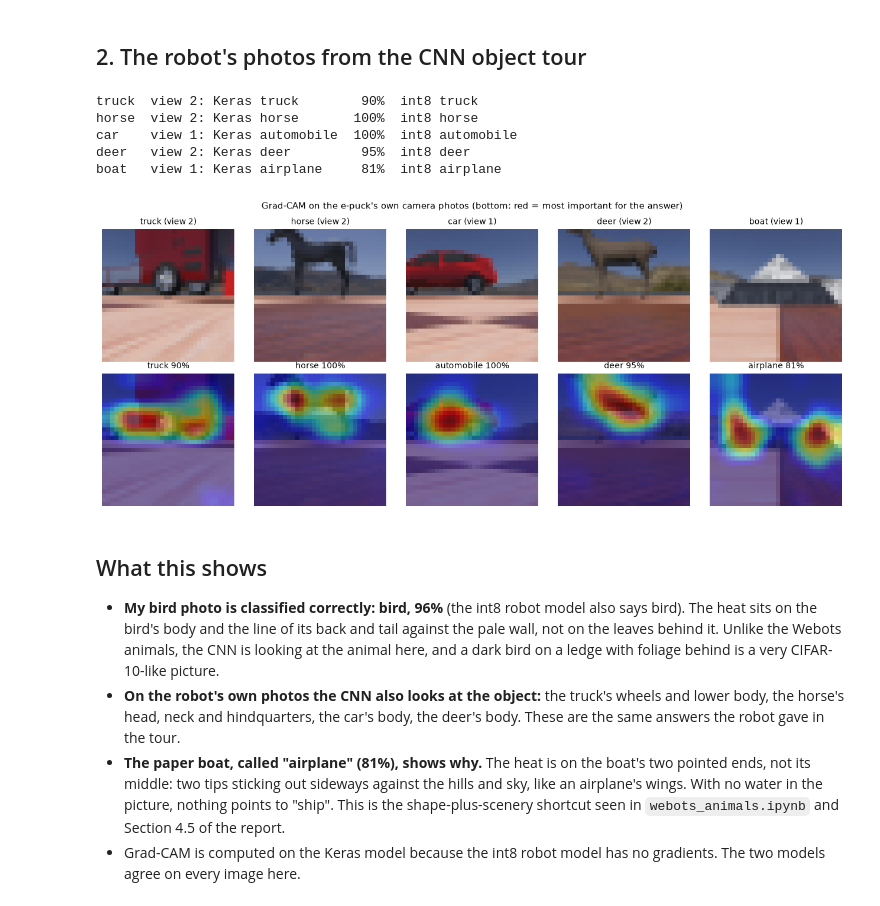
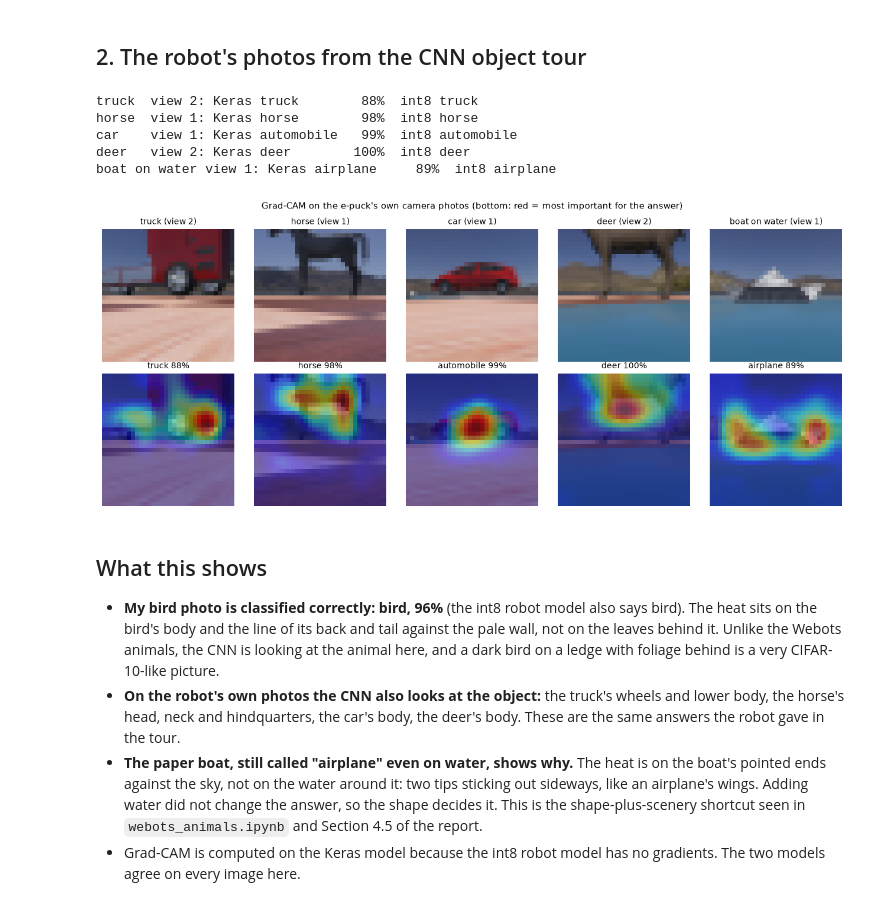
Before and after one commit to kris072008/webots-cnn-colour-detection, a Jupyter notebook: cnn/gradcam_tour_bird.ipynb, the cells around one changed output. Cells and saved outputs as stored; diff of their text form; code cells hidden in the pictures.

```diff
--- a/cnn/gradcam_tour_bird.ipynb
+++ b/cnn/gradcam_tour_bird.ipynb
@@ -67,28 +67,29 @@ top-5: bird 95.9%, airplane 3.5%, cat 0.3%, deer 0.1%, dog 0.1%
 ## 2. The robot's photos from the CNN object tour
 # %%
 tour = pathlib.Path("webots_object_tour")
-CASES = [("truck", 2), ("horse", 2), ("car", 1), ("deer", 2), ("boat", 1)]
+# (name, lidar object number, view) from the run in webots_object_tour/
+CASES = [("truck", 1, 2), ("horse", 3, 1), ("car", 5, 1), ("deer", 7, 2), ("boat on water", 6, 1)]
 fig, axes = plt.subplots(2, len(CASES), figsize=(2.6 * len(CASES), 5.4))
-for col, (name, view) in enumerate(CASES):
-    f = next(tour.glob(f"*_{name}_view{view}.png"))
+for col, (name, k, view) in enumerate(CASES):
+    f = next(tour.glob(f"*_object{k}_view{view}.png"))
     x = load_for_cnn(f); cam, cls, p = grad_cam(x)
     axes[0, col].imshow(x); axes[0, col].set_title(f"{name} (view {view})", fontsize=10)
     axes[1, col].imshow(overlay(x, cam)); axes[1, col].set_title(f"{CLASS_NAMES[cls]} {p[cls]:.0%}", fontsize=10)
     for ax in axes[:, col]: ax.axis("off")
     print(f"{name:6s} view {view}: Keras {CLASS_NAMES[cls]:10s} {p[cls]:5.0%}  int8 {int8_label(x):10s}")
 fig.suptitle("Grad-CAM on the e-puck's own camera photos (bottom: red = most important for the answer)", fontsize=11)
 plt.tight_layout(); fig.savefig(OUT / "gradcam_tour.png", dpi=170); plt.show()
 # %% [output]
-truck  view 2: Keras truck        90%  int8 truck
-horse  view 2: Keras horse       100%  int8 horse
-car    view 1: Keras automobile  100%  int8 automobile
-deer   view 2: Keras deer         95%  int8 deer
-boat   view 1: Keras airplane     81%  int8 airplane
+truck  view 2: Keras truck        88%  int8 truck
+horse  view 1: Keras horse        98%  int8 horse
+car    view 1: Keras automobile   99%  int8 automobile
+deer   view 2: Keras deer        100%  int8 deer
+boat on water view 1: Keras airplane     89%  int8 airplane
-[figure, old version]
+[figure, new version]
 # %% [markdown]
 ## What this shows
 
 - **My bird photo is classified correctly: bird, 96%** (the int8 robot model also says bird). The heat sits on the bird's body and the line of its back and tail against the pale wall, not on the leaves behind it. Unlike the Webots animals, the CNN is looking at the animal here, and a dark bird on a ledge with foliage behind is a very CIFAR-10-like picture.
 - **On the robot's own photos the CNN also looks at the object:** the truck's wheels and lower body, the horse's head, neck and hindquarters, the car's body, the deer's body. These are the same answers the robot gave in the tour.
-- **The paper boat, called "airplane" (81%), shows why.** The heat is on the boat's two pointed ends, not its middle: two tips sticking out sideways against the hills and sky, like an airplane's wings. With no water in the picture, nothing points to "ship". This is the shape-plus-scenery shortcut seen in `webots_animals.ipynb` and Section 4.5 of the report.
+- **The paper boat, still called "airplane" even on water, shows why.** The heat is on the boat's pointed ends against the sky, not on the water around it: two tips sticking out sideways, like an airplane's wings. Adding water did not change the answer, so the shape decides it. This is the shape-plus-scenery shortcut seen in `webots_animals.ipynb` and Section 4.5 of the report.
 - Grad-CAM is computed on the Keras model because the int8 robot model has no gradients. The two models agree on every image here.
```
Also changed, not shown: parts of 1 cell of this notebook, 48 other files.
